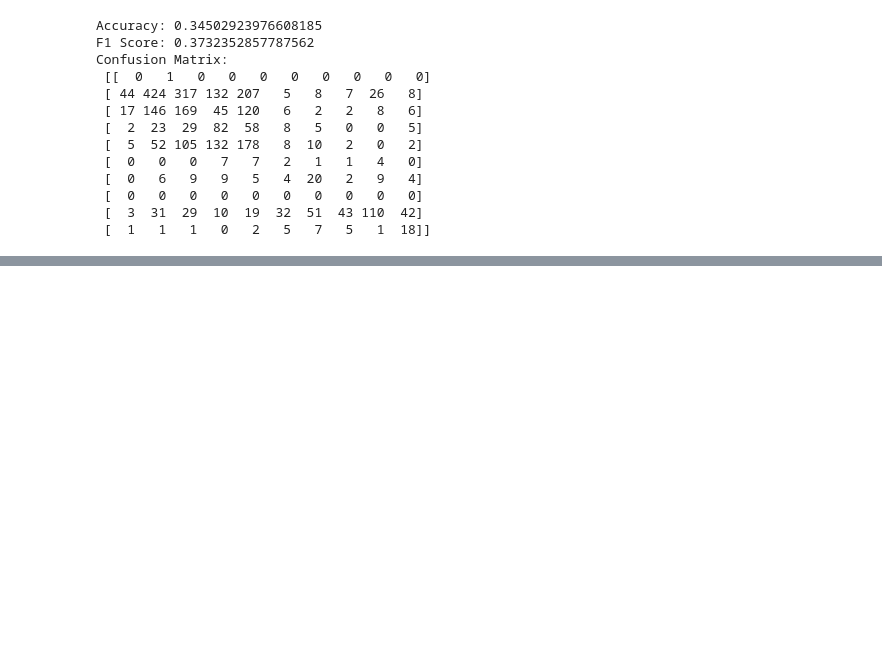
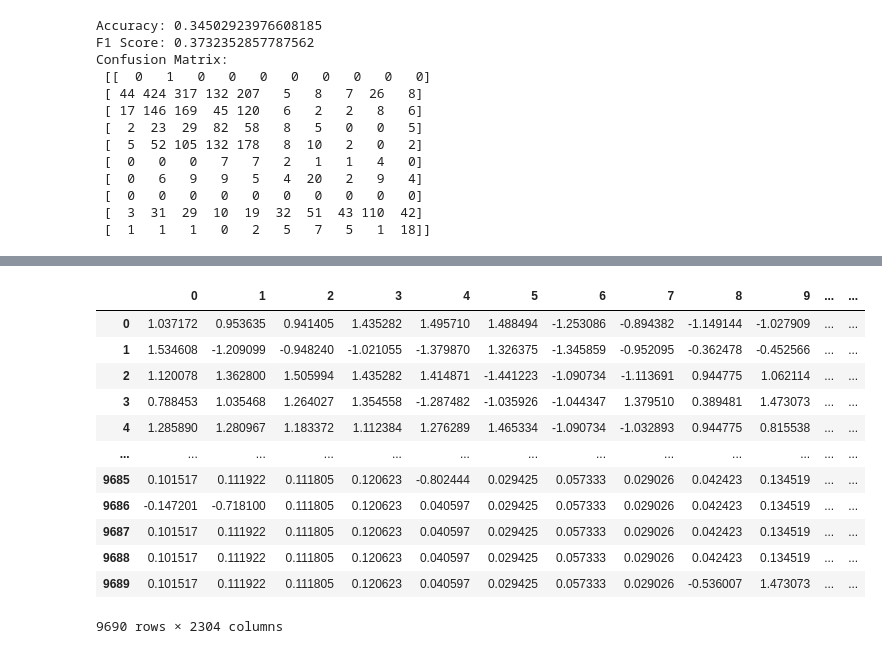
Before and after one commit to Suhail270/DMML, a Jupyter notebook: Coursework/Part 1/Models-PCA.ipynb, the cells around one changed output, grey strips where cells are left out. Cells and saved outputs as stored; diff of their text form; code cells hidden in the pictures; blank space fills up the shorter version.

```diff
--- a/Coursework/Part 1/Models-PCA.ipynb
+++ b/Coursework/Part 1/Models-PCA.ipynb
@@ -856,0 +857,16 @@ Confusion Matrix:
+# %%
+processed_df_norm
+# %% [output]
+|  | 0 | 1 | 2 | 3 | 4 | 5 | 6 | 7 | 8 | 9 | ... | ... |
+| 0 | 1.037172 | 0.953635 | 0.941405 | 1.435282 | 1.495710 | 1.488494 | -1.253086 | -0.894382 | -1.149144 | -1.027909 | ... | ... |
+| 1 | 1.534608 | -1.209099 | -0.948240 | -1.021055 | -1.379870 | 1.326375 | -1.345859 | -0.952095 | -0.362478 | -0.452566 | ... | ... |
+| 2 | 1.120078 | 1.362800 | 1.505994 | 1.435282 | 1.414871 | -1.441223 | -1.090734 | -1.113691 | 0.944775 | 1.062114 | ... | ... |
+| 3 | 0.788453 | 1.035468 | 1.264027 | 1.354558 | -1.287482 | -1.035926 | -1.044347 | 1.379510 | 0.389481 | 1.473073 | ... | ... |
+| 4 | 1.285890 | 1.280967 | 1.183372 | 1.112384 | 1.276289 | 1.465334 | -1.090734 | -1.032893 | 0.944775 | 0.815538 | ... | ... |
+| ... | ... | ... | ... | ... | ... | ... | ... | ... | ... | ... | ... | ... |
+| 9685 | 0.101517 | 0.111922 | 0.111805 | 0.120623 | -0.802444 | 0.029425 | 0.057333 | 0.029026 | 0.042423 | 0.134519 | ... | ... |
+| 9686 | -0.147201 | -0.718100 | 0.111805 | 0.120623 | 0.040597 | 0.029425 | 0.057333 | 0.029026 | 0.042423 | 0.134519 | ... | ... |
+| 9687 | 0.101517 | 0.111922 | 0.111805 | 0.120623 | 0.040597 | 0.029425 | 0.057333 | 0.029026 | 0.042423 | 0.134519 | ... | ... |
+| 9688 | 0.101517 | 0.111922 | 0.111805 | 0.120623 | 0.040597 | 0.029425 | 0.057333 | 0.029026 | 0.042423 | 0.134519 | ... | ... |
+| 9689 | 0.101517 | 0.111922 | 0.111805 | 0.120623 | 0.040597 | 0.029425 | 0.057333 | 0.029026 | -0.536007 | 1.473073 | ... | ... |
+9690 rows × 2304 columns
```
Also changed, not shown: parts of 5 cells of this notebook.
